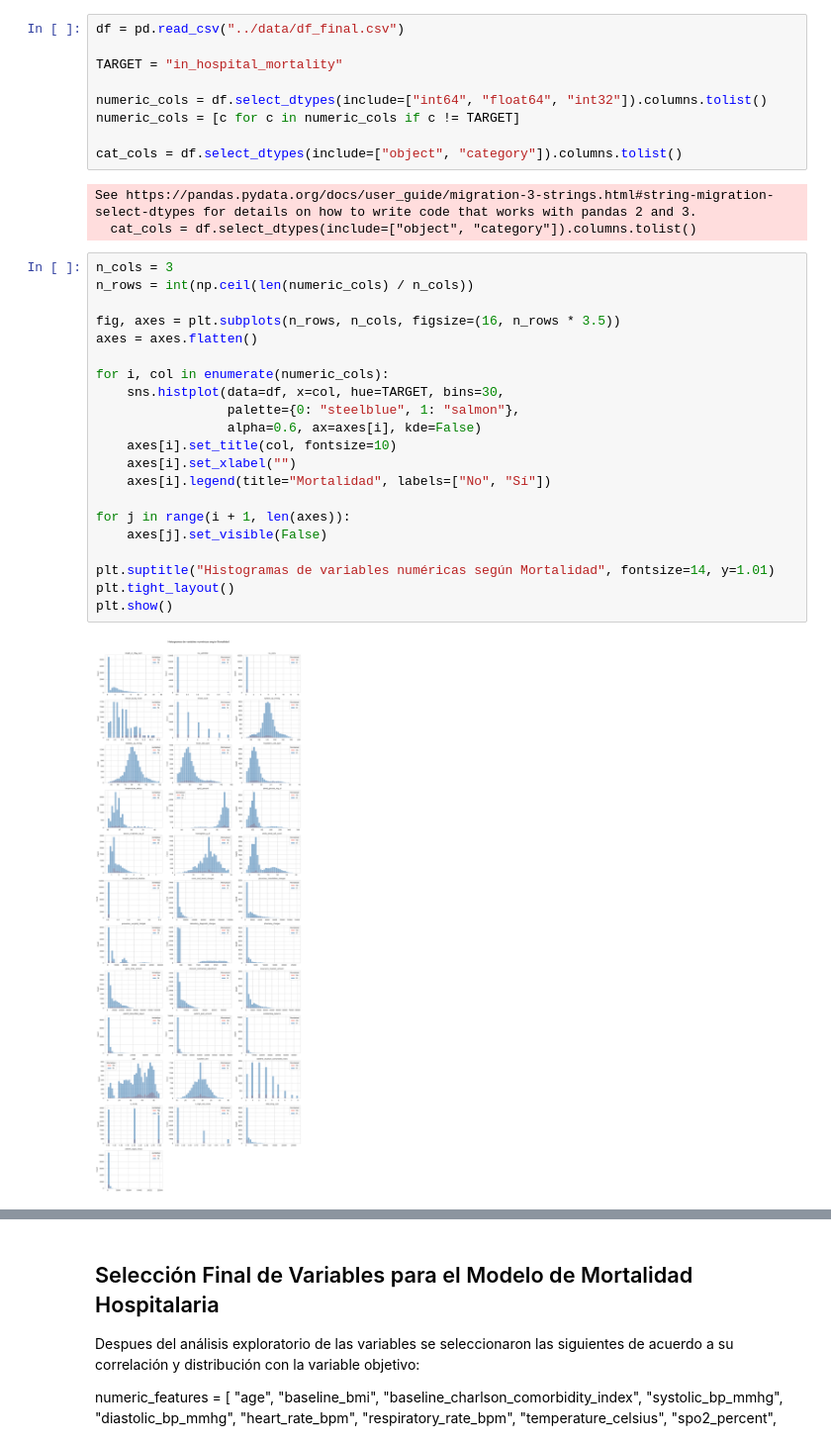
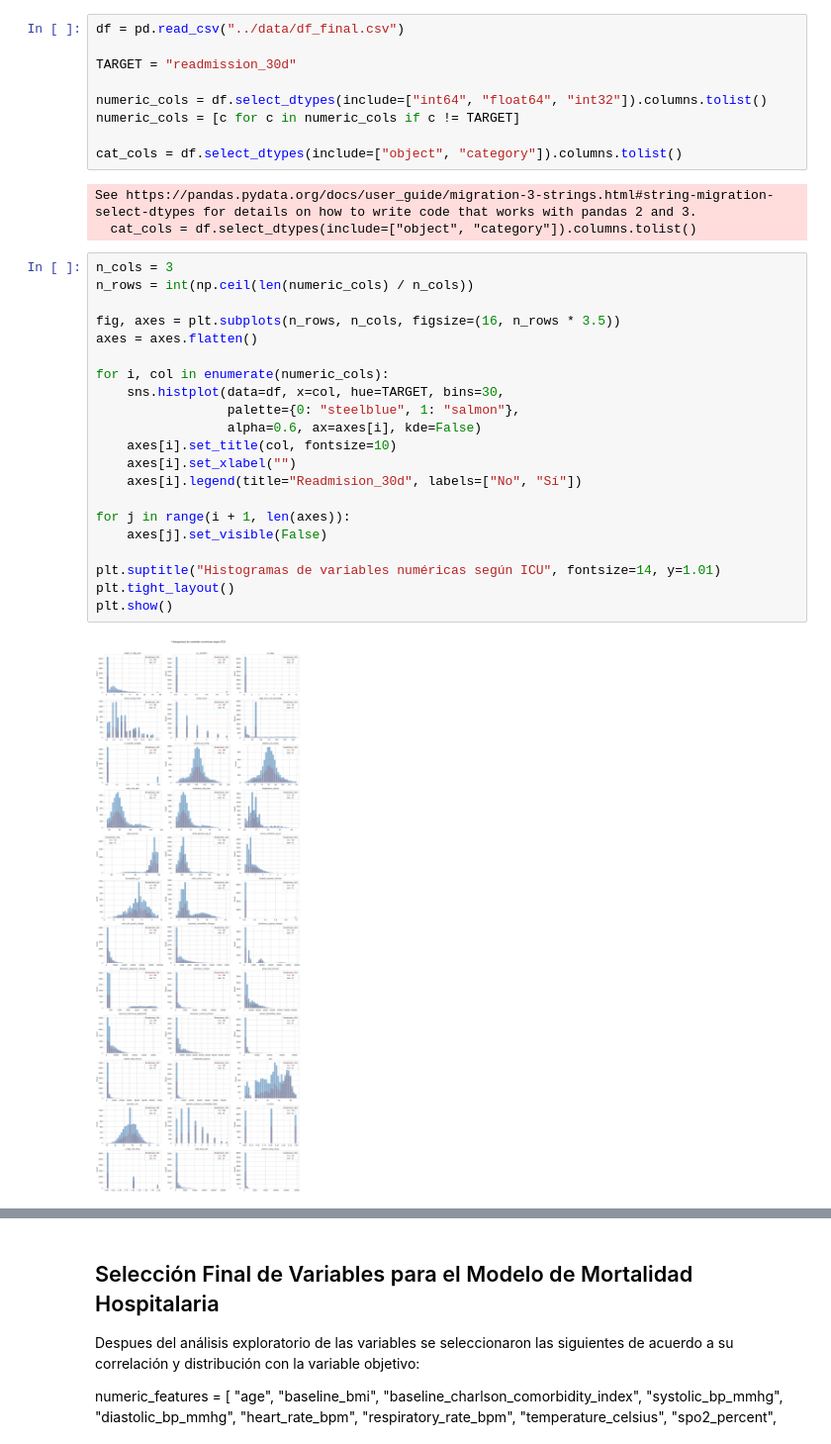
Before and after one commit to SantiagoYpes/final, a Jupyter notebook: 2_cleanning_and_transform/select_features.ipynb, the cells around one changed output, grey strips where cells are left out. Shown at 99% size. Cells and saved outputs as stored; diff of their text form.

```diff
--- a/2_cleanning_and_transform/select_features.ipynb
+++ b/2_cleanning_and_transform/select_features.ipynb
@@ -15,7 +15,7 @@ plt.rcParams["figure.figsize"] = (12, 6)
 # %%
 df = pd.read_csv("../data/df_final.csv")
 
-TARGET = "in_hospital_mortality"
+TARGET = "readmission_30d"
 
 numeric_cols = df.select_dtypes(include=["int64", "float64", "int32"]).columns.tolist()
 numeric_cols = [c for c in numeric_cols if c != TARGET]
@@ -27,26 +27,26 @@ See https://pandas.pydata.org/docs/user_guide/migration-3-strings.html#string-mi
 # %%
 n_cols = 3
 n_rows = int(np.ceil(len(numeric_cols) / n_cols))
 
 fig, axes = plt.subplots(n_rows, n_cols, figsize=(16, n_rows * 3.5))
 axes = axes.flatten()
 
 for i, col in enumerate(numeric_cols):
     sns.histplot(data=df, x=col, hue=TARGET, bins=30,
                  palette={0: "steelblue", 1: "salmon"},
                  alpha=0.6, ax=axes[i], kde=False)
     axes[i].set_title(col, fontsize=10)
     axes[i].set_xlabel("")
-    axes[i].legend(title="Mortalidad", labels=["No", "Sí"])
+    axes[i].legend(title="Readmision_30d", labels=["No", "Sí"])
 
 for j in range(i + 1, len(axes)):
     axes[j].set_visible(False)
 
-plt.suptitle("Histogramas de variables numéricas según Mortalidad", fontsize=14, y=1.01)
+plt.suptitle("Histogramas de variables numéricas según ICU", fontsize=14, y=1.01)
 plt.tight_layout()
 plt.show()
 # %% [output]
-[figure, old version]
+[figure, new version]
 # %%
 corr = df[numeric_cols + [TARGET]].corr()
 
```
Also changed, not shown: parts of 3 cells of this notebook, 5 other files.
